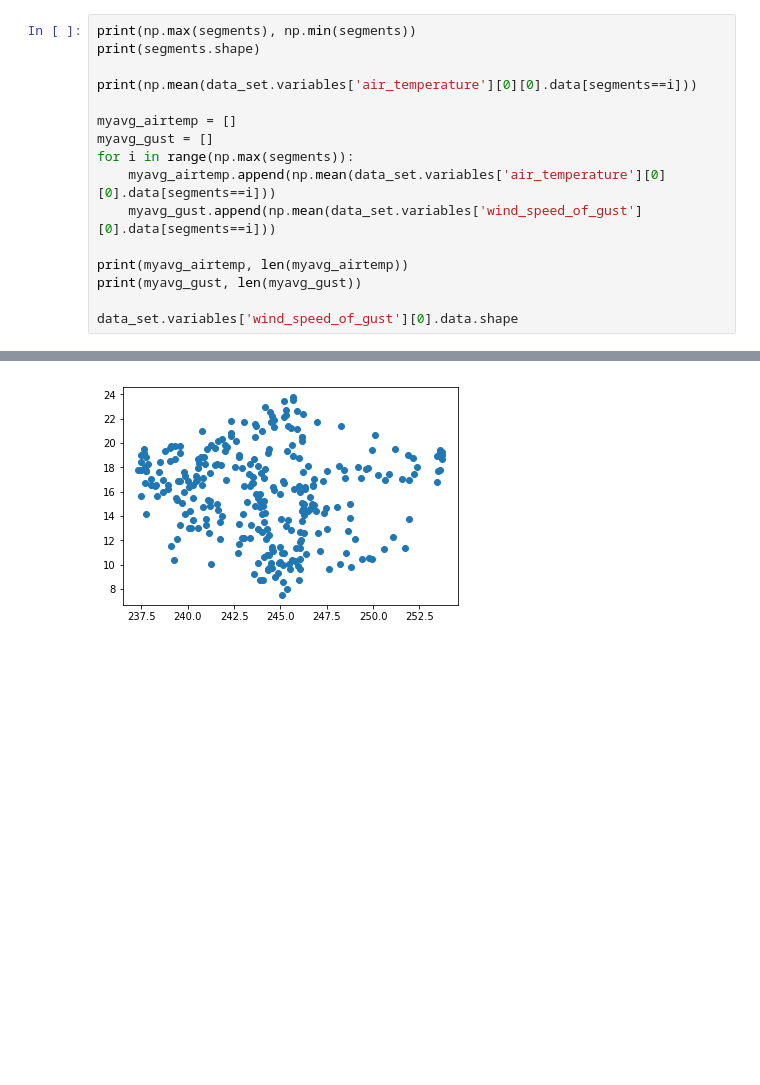
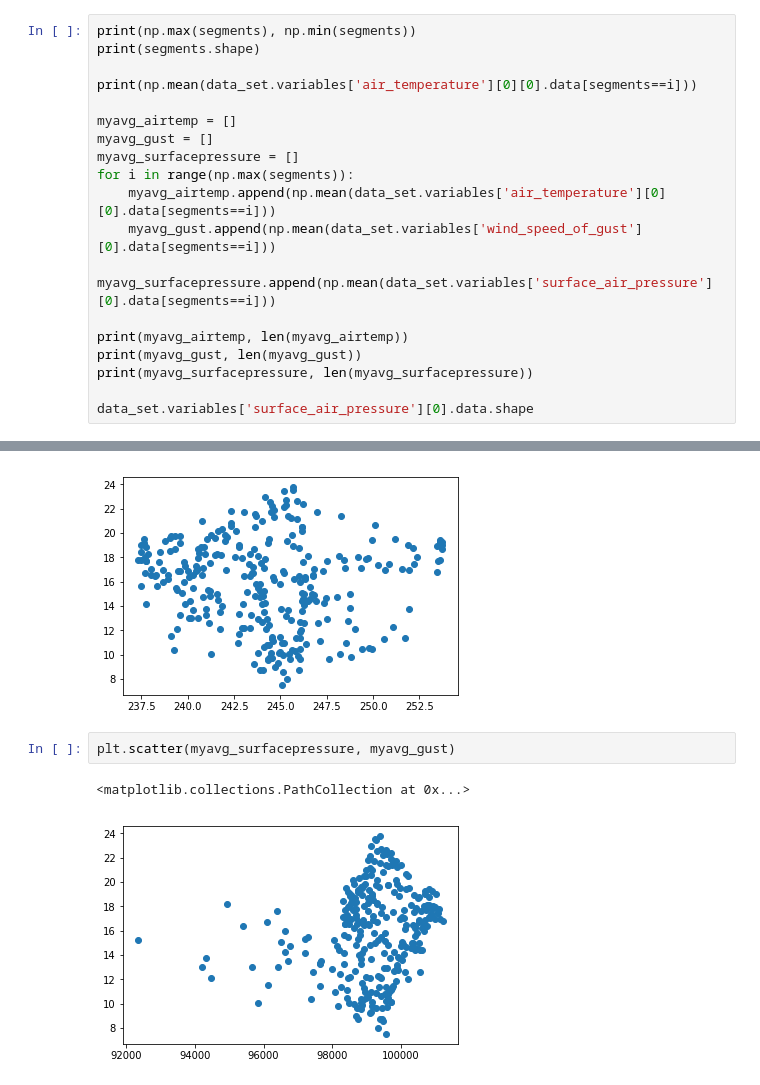
Before and after one commit to mhaigh/ukms_project, a Jupyter notebook: slic.ipynb, the cells around one changed output, grey strips where cells are left out. Saved outputs shown, nothing was run; the diff lists cells and outputs as text; blank space fills up the shorter version.

Commit message:
adding my slic scatterplot matrix

```diff
--- a/slic.ipynb
+++ b/slic.ipynb
@@ -88,14 +88,17 @@ print(np.mean(data_set.variables['air_temperature'][0][0].data[segments==i]))
 
 myavg_airtemp = []
 myavg_gust = []
+myavg_surfacepressure = []
 for i in range(np.max(segments)):
     myavg_airtemp.append(np.mean(data_set.variables['air_temperature'][0][0].data[segments==i]))
     myavg_gust.append(np.mean(data_set.variables['wind_speed_of_gust'][0].data[segments==i]))
+    myavg_surfacepressure.append(np.mean(data_set.variables['surface_air_pressure'][0].data[segments==i]))
 
 print(myavg_airtemp, len(myavg_airtemp))
 print(myavg_gust, len(myavg_gust))
+print(myavg_surfacepressure, len(myavg_surfacepressure))
 
-data_set.variables['wind_speed_of_gust'][0].data.shape
+data_set.variables['surface_air_pressure'][0].data.shape
 # %% [output]
 296 0
 (548, 421)
@@ -108,3 +112,8 @@ plt.scatter(myavg_airtemp, myavg_gust)
 # %% [output]
 <matplotlib.collections.PathCollection at 0x...>
 [figure]
+# %%
+plt.scatter(myavg_surfacepressure, myavg_gust)
+# %% [output]
+<matplotlib.collections.PathCollection at 0x...>
+[figure, added]
```
Also changed, not shown: parts of 6 cells of this notebook.
